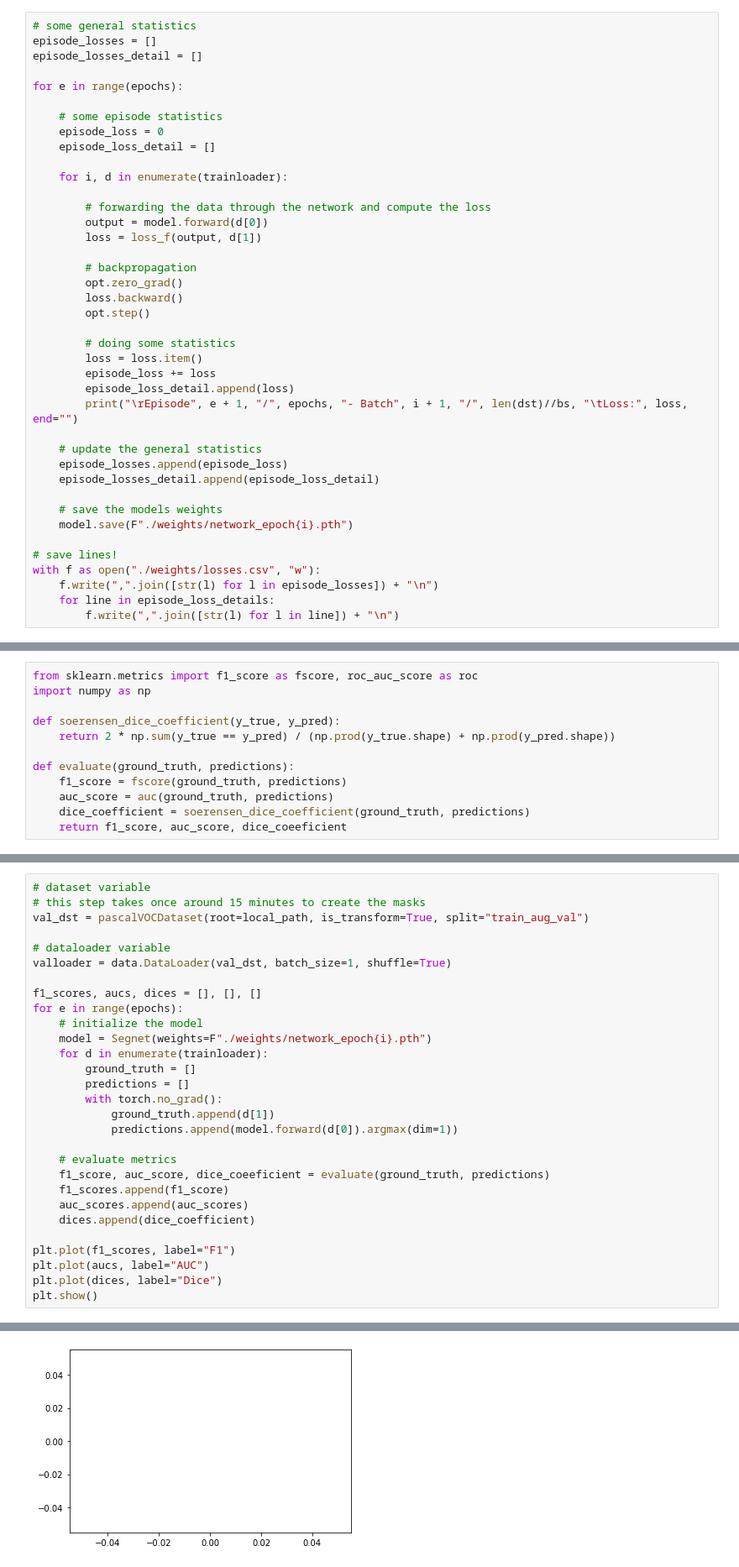
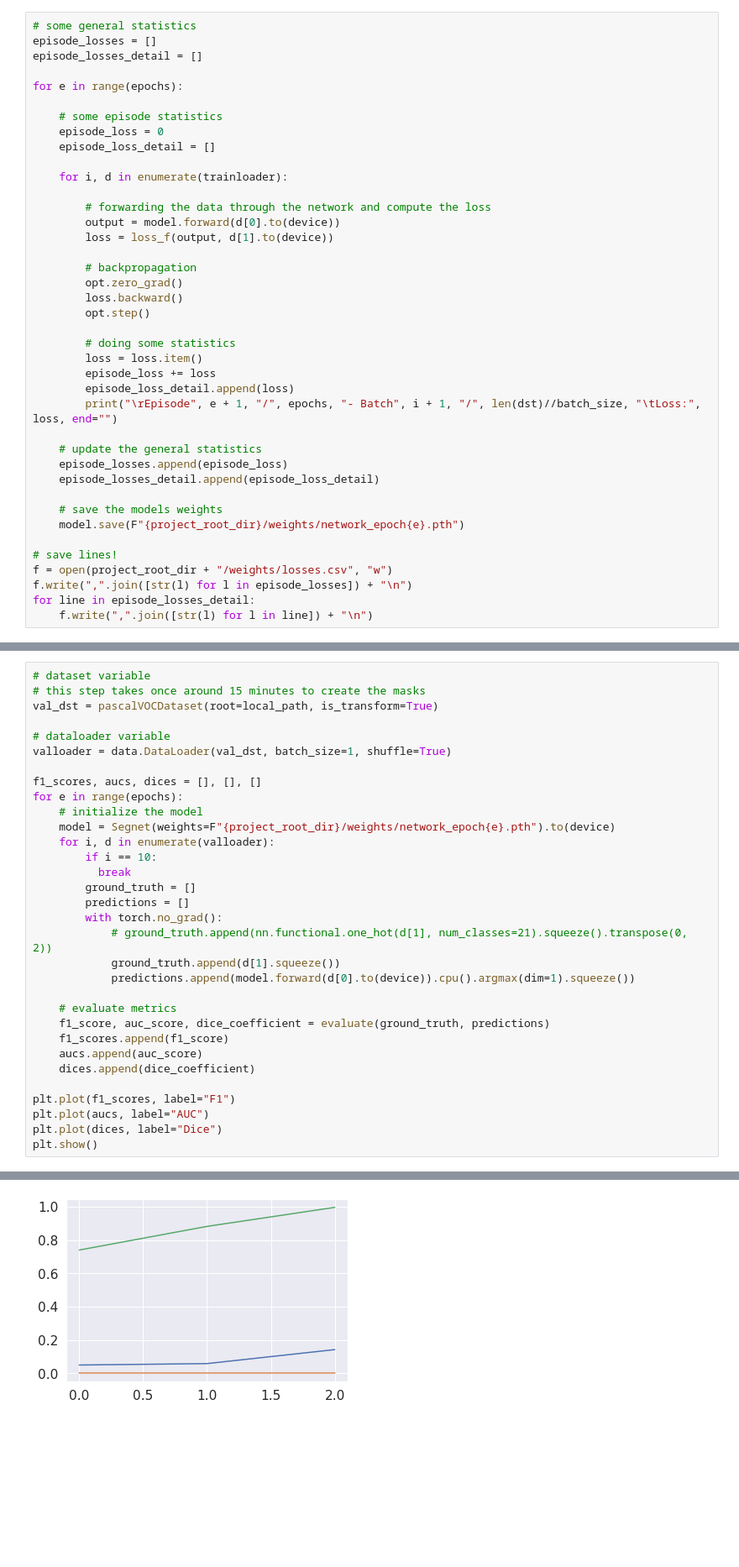
Before and after one commit to Old-Shatterhand/Vision-Project-Image-Segmentation, a Jupyter notebook: Vision_task_1.ipynb, the cells around one changed output, grey strips where cells are left out. Shown at 84% size. Drawn from its saved outputs; the diff is of its cells as text; blank space fills up the shorter version.

Commit message:
Nearly finished Task 1 and weights from first 3 epochs

```diff
--- a/Vision_task_1.ipynb
+++ b/Vision_task_1.ipynb
@@ -440,8 +464,8 @@ for e in range(epochs):
     for i, d in enumerate(trainloader):
 
         # forwarding the data through the network and compute the loss
-        output = model.forward(d[0])
-        loss = loss_f(output, d[1])
+        output = model.forward(d[0].to(device))
+        loss = loss_f(output, d[1].to(device))
 
         # backpropagation
         opt.zero_grad()
@@ -452,17 +476,17 @@ for e in range(epochs):
         loss = loss.item()
         episode_loss += loss
         episode_loss_detail.append(loss)
-        print("\rEpisode", e + 1, "/", epochs, "- Batch", i + 1, "/", len(dst)//bs, "\tLoss:", loss, end="")
+        print("\rEpisode", e + 1, "/", epochs, "- Batch", i + 1, "/", len(dst)//batch_size, "\tLoss:", loss, end="")
 
     # update the general statistics
     episode_losses.append(episode_loss)
     episode_losses_detail.append(episode_loss_detail)
 
     # save the models weights
-    model.save(F"./weights/network_epoch{i}.pth")
+    model.save(F"{project_root_dir}/weights/network_epoch{e}.pth")
 
 # save lines!
-with f as open("./weights/losses.csv", "w"):
-    f.write(",".join([str(l) for l in episode_losses]) + "\n")
-    for line in episode_loss_details:
-        f.write(",".join([str(l) for l in line]) + "\n")
+f = open(project_root_dir + "/weights/losses.csv", "w")
+f.write(",".join([str(l) for l in episode_losses]) + "\n")
+for line in episode_losses_detail:
+    f.write(",".join([str(l) for l in line]) + "\n")
@@ -479,15 +502,3 @@ plt.show()
 # %% [markdown]
 ### 1.7 Evaluate your model(1.5 points)
 In this section you have to implement the evaluation metrics for your model. Calculate the values of F1-score, dice coefficient and AUC-ROC score on the data you used for training. You can use external packages like scikit-learn to compute above metrics.
-# %%
-from sklearn.metrics import f1_score as fscore, roc_auc_score as roc
-import numpy as np
-
-def soerensen_dice_coefficient(y_true, y_pred):
-    return 2 * np.sum(y_true == y_pred) / (np.prod(y_true.shape) + np.prod(y_pred.shape))
-
-def evaluate(ground_truth, predictions):
-    f1_score = fscore(ground_truth, predictions)
-    auc_score = auc(ground_truth, predictions)
-    dice_coefficient = soerensen_dice_coefficient(ground_truth, predictions)
-    return f1_score, auc_score, dice_coeeficient
@@ -497,7 +557,7 @@ In section 1.6 we saved the weights of the model after each epoch. In this secti
 # %%
 # dataset variable
 # this step takes once around 15 minutes to create the masks
-val_dst = pascalVOCDataset(root=local_path, is_transform=True, split="train_aug_val")
+val_dst = pascalVOCDataset(root=local_path, is_transform=True)
 
 # dataloader variable
 valloader = data.DataLoader(val_dst, batch_size=1, shuffle=True)
@@ -505,18 +565,21 @@ valloader = data.DataLoader(val_dst, batch_size=1, shuffle=True)
 f1_scores, aucs, dices = [], [], []
 for e in range(epochs):
     # initialize the model
-    model = Segnet(weights=F"./weights/network_epoch{i}.pth")
-    for d in enumerate(trainloader):
+    model = Segnet(weights=F"{project_root_dir}/weights/network_epoch{e}.pth").to(device)
+    for i, d in enumerate(valloader):
+        if i == 10:
+          break
         ground_truth = []
         predictions = []
         with torch.no_grad():
-            ground_truth.append(d[1])
-            predictions.append(model.forward(d[0]).argmax(dim=1))
+            # ground_truth.append(nn.functional.one_hot(d[1], num_classes=21).squeeze().transpose(0, 2))
+            ground_truth.append(d[1].squeeze())
+            predictions.append(model.forward(d[0].to(device)).cpu().argmax(dim=1).squeeze())
 
     # evaluate metrics
-    f1_score, auc_score, dice_coeeficient = evaluate(ground_truth, predictions)
+    f1_score, auc_score, dice_coefficient = evaluate(ground_truth, predictions)
     f1_scores.append(f1_score)
-    auc_scores.append(auc_scores)
+    aucs.append(auc_score)
     dices.append(dice_coefficient)
 
 plt.plot(f1_scores, label="F1")
@@ -527,4 +593,4 @@ plt.show()
-[figure, old version]
+[figure, new version]
 # %% [markdown]
 ### 1.9 Visualize results(0.5 points)
 For any 10 images in the dataset, show the images along the with their segmentation mask.
```
Also changed, not shown: parts of 11 cells of this notebook, 4 other files.
